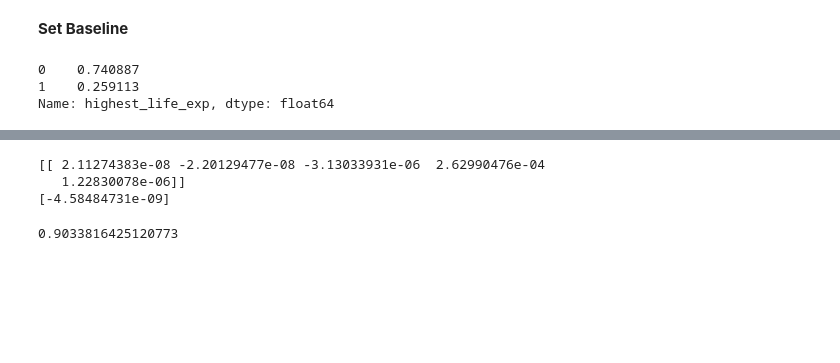
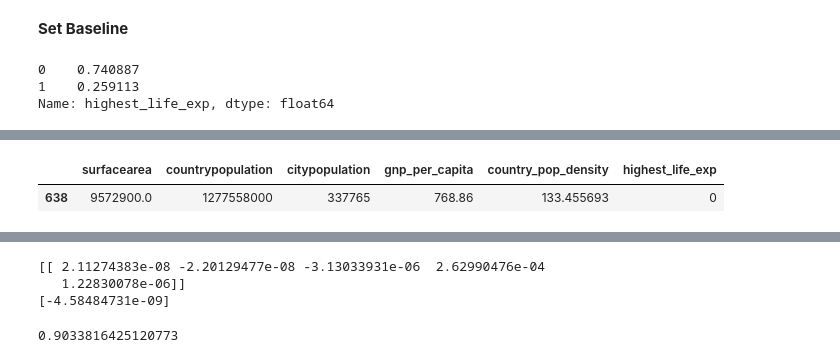
Before and after one commit to matt-c-knight/codeup-ind-project, a Jupyter notebook: Main.ipynb, the cells around one changed output, grey strips where cells are left out. Cells and saved outputs as stored; diff of their text form; code cells hidden in the pictures; blank space fills up the shorter version.

```diff
--- a/Main.ipynb
+++ b/Main.ipynb
@@ -206,0 +214,9 @@ train = train[['surfacearea', 'countrypopulation', 'citypopulation', 'gnp_per_ca
+# %%
+train = train[['surfacearea', 'countrypopulation', 'citypopulation', 'gnp_per_capita', 'country_pop_density', 'highest_life_exp']]
+validate = validate[['surfacearea', 'countrypopulation', 'citypopulation', 'gnp_per_capita', 'country_pop_density', 'highest_life_exp']]
+test = test[['surfacearea', 'countrypopulation', 'citypopulation', 'gnp_per_capita', 'country_pop_density', 'highest_life_exp']]
+# %%
+train.head(1)
+# %% [output]
+|  | surfacearea | countrypopulation | citypopulation | gnp_per_capita | country_pop_density | highest_life_exp |
+| 638 | 9572900.0 | 1277558000 | 337765 | 768.86 | 133.455693 | 0 |
```
Also changed, not shown: parts of 28 cells of this notebook.
